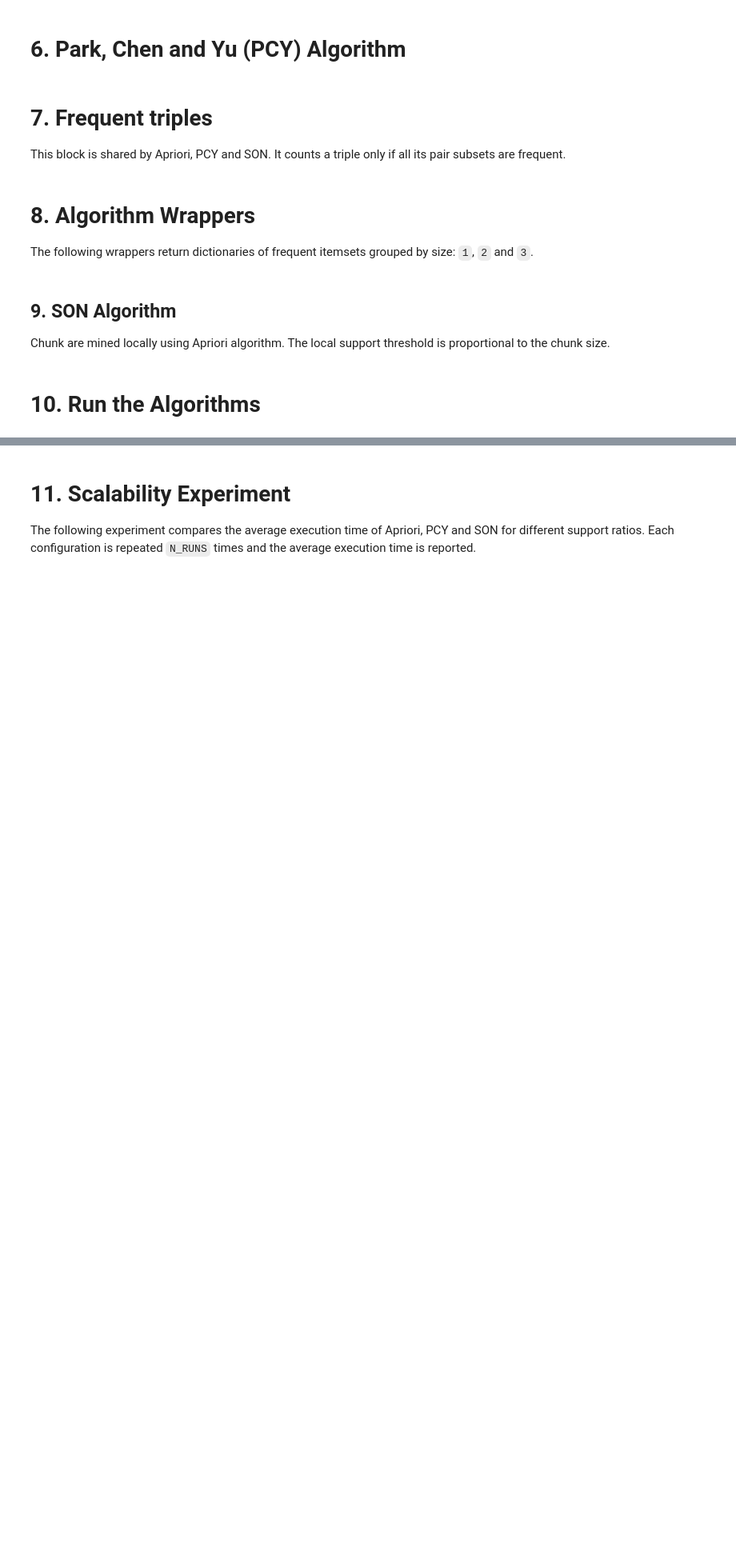
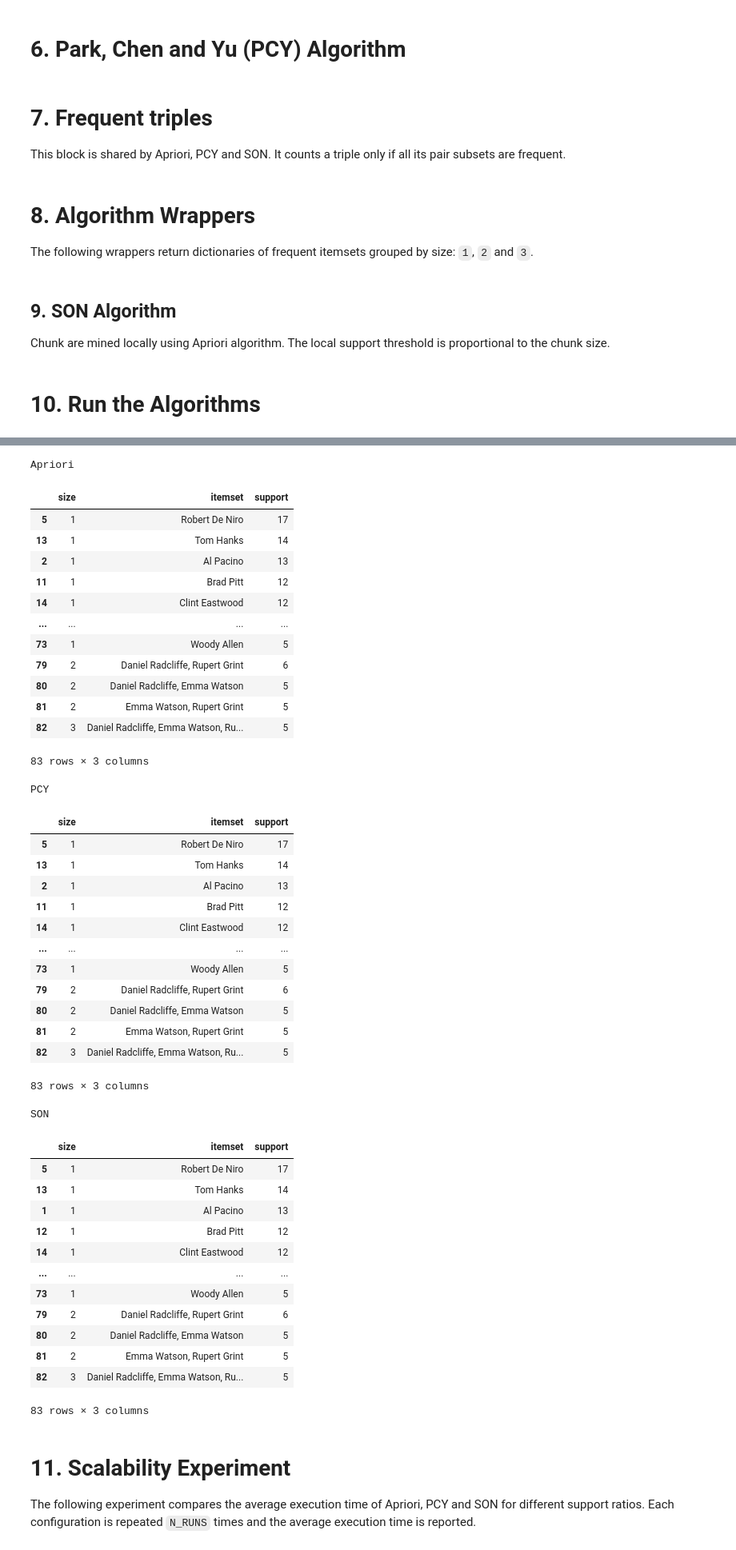
Before and after one commit to leilacielok/market_basket_analysis, a Jupyter notebook: project.ipynb, the cells around one changed output, grey strips where cells are left out. Shown at 80% size. Saved outputs shown, nothing was run; the diff lists cells and outputs as text; code cells hidden in the pictures; blank space fills up the shorter version.

```diff
--- a/project.ipynb
+++ b/project.ipynb
@@ -473,7 +470,7 @@ frequent_itemsets_pcy = pcy(
     baskets,
     MIN_SUPPORT_COUNT,
     n_buckets=N_BUCKETS,
-    show_bucket_stats=True
+    show_bucket_stats=False
 )
 
 frequent_itemsets_son = son(
@@ -546,13 +481,70 @@ The three algorithms should return the same frequent itemsets. The check below c
-# %%
-for k in [1, 2, 3]:
-    apriori_sets = set(frequent_itemsets_apriori.get(k, {}).keys())
-    pcy_sets = set(frequent_itemsets_pcy.get(k, {}).keys())
-    son_sets = set(frequent_itemsets_son.get(k, {}).keys())
-
-    assert apriori_sets == pcy_sets
-    assert apriori_sets == son_sets
-
-print("Correctness check passed: Apriori, PCY and SON found the same frequent itemsets.")
+# %%
+def show_itemsets(frequent_itemsets):
+    return pd.DataFrame(
+        [
+            {
+                "size": k,
+                "itemset": ", ".join(sorted(itemset)),
+                "support": support
+            }
+            for k in [1, 2, 3]
+            for itemset, support in frequent_itemsets.get(k, {}).items()
+        ]
+    ).sort_values(
+        ["size", "support"],
+        ascending=[True, False]
+    )
+
+for name, itemsets in [
+    ("Apriori", frequent_itemsets_apriori),
+    ("PCY", frequent_itemsets_pcy),
+    ("SON", frequent_itemsets_son)
+]:
+    print(f"\n{name}")
+    display(show_itemsets(itemsets))
+# %% [output]
+Apriori
+|  | size | itemset | support |
+| 5 | 1 | Robert De Niro | 17 |
+| 13 | 1 | Tom Hanks | 14 |
+| 2 | 1 | Al Pacino | 13 |
+| 11 | 1 | Brad Pitt | 12 |
+| 14 | 1 | Clint Eastwood | 12 |
+| ... | ... | ... | ... |
+| 73 | 1 | Woody Allen | 5 |
+| 79 | 2 | Daniel Radcliffe, Rupert Grint | 6 |
+| 80 | 2 | Daniel Radcliffe, Emma Watson | 5 |
+| 81 | 2 | Emma Watson, Rupert Grint | 5 |
+| 82 | 3 | Daniel Radcliffe, Emma Watson, Ru... | 5 |
+83 rows × 3 columns
+PCY
+|  | size | itemset | support |
+| 5 | 1 | Robert De Niro | 17 |
+| 13 | 1 | Tom Hanks | 14 |
+| 2 | 1 | Al Pacino | 13 |
+| 11 | 1 | Brad Pitt | 12 |
+| 14 | 1 | Clint Eastwood | 12 |
+| ... | ... | ... | ... |
+| 73 | 1 | Woody Allen | 5 |
+| 79 | 2 | Daniel Radcliffe, Rupert Grint | 6 |
+| 80 | 2 | Daniel Radcliffe, Emma Watson | 5 |
+| 81 | 2 | Emma Watson, Rupert Grint | 5 |
+| 82 | 3 | Daniel Radcliffe, Emma Watson, Ru... | 5 |
+83 rows × 3 columns
+SON
+|  | size | itemset | support |
+| 5 | 1 | Robert De Niro | 17 |
+| 13 | 1 | Tom Hanks | 14 |
+| 1 | 1 | Al Pacino | 13 |
+| 12 | 1 | Brad Pitt | 12 |
+| 14 | 1 | Clint Eastwood | 12 |
+| ... | ... | ... | ... |
+| 73 | 1 | Woody Allen | 5 |
+| 79 | 2 | Daniel Radcliffe, Rupert Grint | 6 |
+| 80 | 2 | Daniel Radcliffe, Emma Watson | 5 |
+| 81 | 2 | Emma Watson, Rupert Grint | 5 |
+| 82 | 3 | Daniel Radcliffe, Emma Watson, Ru... | 5 |
+83 rows × 3 columns
 # %% [markdown]
 # 11. Scalability Experiment
 
```
Also changed, not shown: parts of 17 cells of this notebook.
